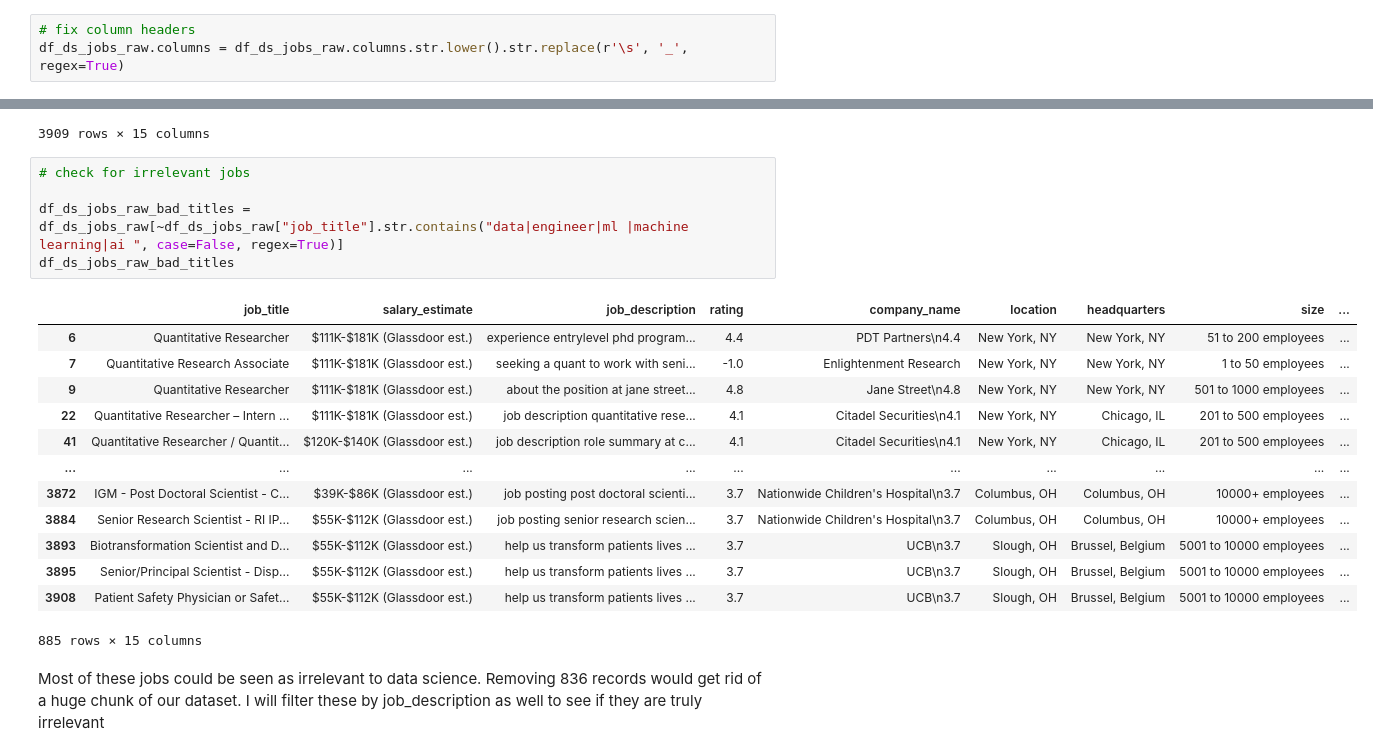
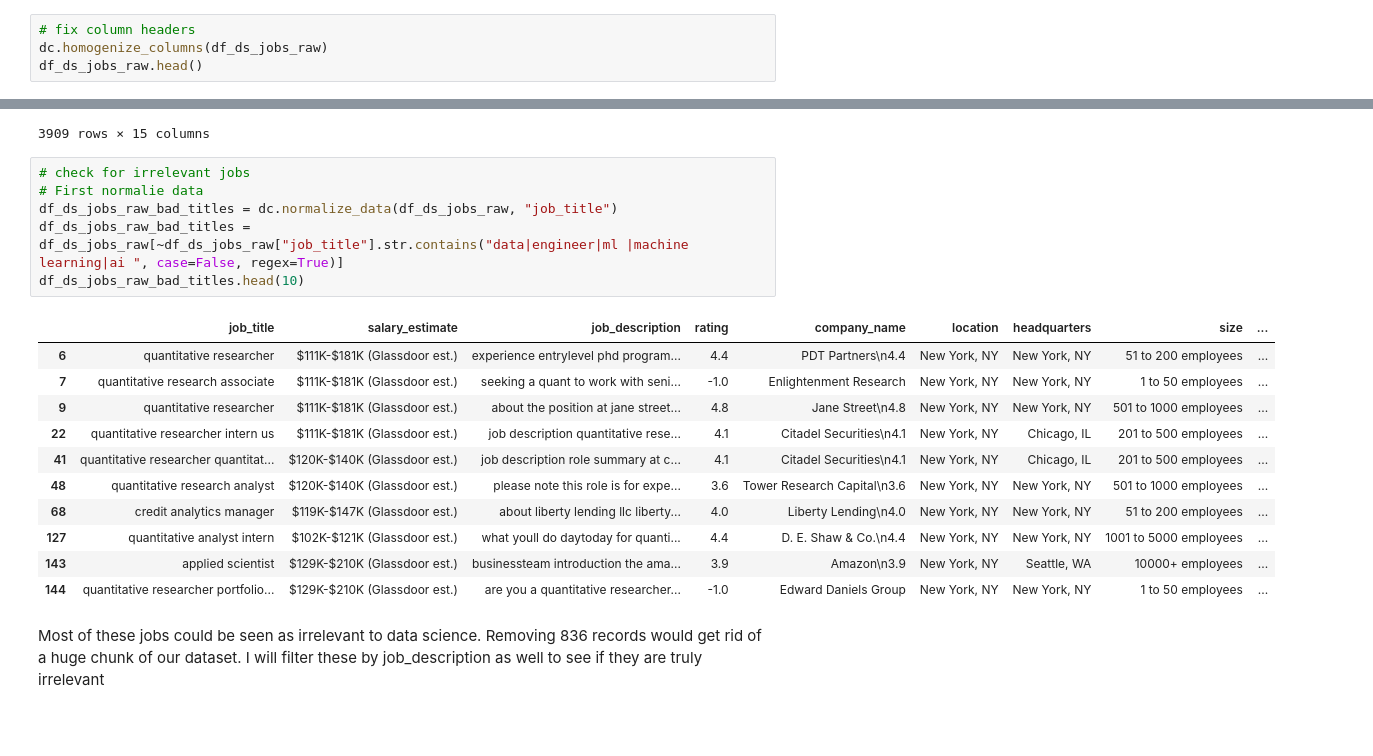
Before and after one commit to Thomas-Kulch/text_data_toolkit, a Jupyter notebook: eda/EDA_Job_Descriptions.ipynb, the cells around one changed output, grey strips where cells are left out. Drawn from its saved outputs; the diff is of its cells as text; blank space fills up the shorter version.

```diff
--- a/eda/EDA_Job_Descriptions.ipynb
+++ b/eda/EDA_Job_Descriptions.ipynb
@@ -96,4 +80,5 @@ memory usage: 519.3+ KB
 df_ds_jobs_raw = df_ds_jobs_raw.drop(["Unnamed: 0", "index"], axis = 1)
 # %%
 # fix column headers
-df_ds_jobs_raw.columns = df_ds_jobs_raw.columns.str.lower().str.replace(r'\s', '_', regex=True)
+dc.homogenize_columns(df_ds_jobs_raw)
+df_ds_jobs_raw.head()
@@ -157,23 +149,22 @@ dc.clean_dataframe_no_dups(df_ds_jobs_raw, "job_description")
 3909 rows × 15 columns
 # %%
 # check for irrelevant jobs
-
+# First normalie data
+df_ds_jobs_raw_bad_titles = dc.normalize_data(df_ds_jobs_raw, "job_title")
 df_ds_jobs_raw_bad_titles = df_ds_jobs_raw[~df_ds_jobs_raw["job_title"].str.contains("data|engineer|ml |machine learning|ai ", case=False, regex=True)]
-df_ds_jobs_raw_bad_titles
+df_ds_jobs_raw_bad_titles.head(10)
 # %% [output]
 |  | job_title | salary_estimate | job_description | rating | company_name | location | headquarters | size | ... |
-| 6 | Quantitative Researcher | $111K-$181K (Glassdoor est.) | experience entrylevel phd program... | 4.4 | PDT Partners\n4.4 | New York, NY | New York, NY | 51 to 200 employees | ... |
-| 7 | Quantitative Research Associate | $111K-$181K (Glassdoor est.) | seeking a quant to work with seni... | -1.0 | Enlightenment Research | New York, NY | New York, NY | 1 to 50 employees | ... |
-| 9 | Quantitative Researcher | $111K-$181K (Glassdoor est.) | about the position at jane street... | 4.8 | Jane Street\n4.8 | New York, NY | New York, NY | 501 to 1000 employees | ... |
-| 22 | Quantitative Researcher – Intern ... | $111K-$181K (Glassdoor est.) | job description quantitative rese... | 4.1 | Citadel Securities\n4.1 | New York, NY | Chicago, IL | 201 to 500 employees | ... |
-| 41 | Quantitative Researcher / Quantit... | $120K-$140K (Glassdoor est.) | job description role summary at c... | 4.1 | Citadel Securities\n4.1 | New York, NY | Chicago, IL | 201 to 500 employees | ... |
-| ... | ... | ... | ... | ... | ... | ... | ... | ... | ... |
-| 3872 | IGM - Post Doctoral Scientist - C... | $39K-$86K (Glassdoor est.) | job posting post doctoral scienti... | 3.7 | Nationwide Children's Hospital\n3.7 | Columbus, OH | Columbus, OH | 10000+ employees | ... |
-| 3884 | Senior Research Scientist - RI IP... | $55K-$112K (Glassdoor est.) | job posting senior research scien... | 3.7 | Nationwide Children's Hospital\n3.7 | Columbus, OH | Columbus, OH | 10000+ employees | ... |
-| 3893 | Biotransformation Scientist and D... | $55K-$112K (Glassdoor est.) | help us transform patients lives ... | 3.7 | UCB\n3.7 | Slough, OH | Brussel, Belgium | 5001 to 10000 employees | ... |
-| 3895 | Senior/Principal Scientist - Disp... | $55K-$112K (Glassdoor est.) | help us transform patients lives ... | 3.7 | UCB\n3.7 | Slough, OH | Brussel, Belgium | 5001 to 10000 employees | ... |
-| 3908 | Patient Safety Physician or Safet... | $55K-$112K (Glassdoor est.) | help us transform patients lives ... | 3.7 | UCB\n3.7 | Slough, OH | Brussel, Belgium | 5001 to 10000 employees | ... |
+| 6 | quantitative researcher | $111K-$181K (Glassdoor est.) | experience entrylevel phd program... | 4.4 | PDT Partners\n4.4 | New York, NY | New York, NY | 51 to 200 employees | ... |
+| 7 | quantitative research associate | $111K-$181K (Glassdoor est.) | seeking a quant to work with seni... | -1.0 | Enlightenment Research | New York, NY | New York, NY | 1 to 50 employees | ... |
+| 9 | quantitative researcher | $111K-$181K (Glassdoor est.) | about the position at jane street... | 4.8 | Jane Street\n4.8 | New York, NY | New York, NY | 501 to 1000 employees | ... |
+| 22 | quantitative researcher intern us | $111K-$181K (Glassdoor est.) | job description quantitative rese... | 4.1 | Citadel Securities\n4.1 | New York, NY | Chicago, IL | 201 to 500 employees | ... |
+| 41 | quantitative researcher quantitat... | $120K-$140K (Glassdoor est.) | job description role summary at c... | 4.1 | Citadel Securities\n4.1 | New York, NY | Chicago, IL | 201 to 500 employees | ... |
+| 48 | quantitative research analyst | $120K-$140K (Glassdoor est.) | please note this role is for expe... | 3.6 | Tower Research Capital\n3.6 | New York, NY | New York, NY | 501 to 1000 employees | ... |
+| 68 | credit analytics manager | $119K-$147K (Glassdoor est.) | about liberty lending llc liberty... | 4.0 | Liberty Lending\n4.0 | New York, NY | New York, NY | 51 to 200 employees | ... |
+| 127 | quantitative analyst intern | $102K-$121K (Glassdoor est.) | what youll do daytoday for quanti... | 4.4 | D. E. Shaw & Co.\n4.4 | New York, NY | New York, NY | 1001 to 5000 employees | ... |
+| 143 | applied scientist | $129K-$210K (Glassdoor est.) | businessteam introduction the ama... | 3.9 | Amazon\n3.9 | New York, NY | Seattle, WA | 10000+ employees | ... |
+| 144 | quantitative researcher portfolio... | $129K-$210K (Glassdoor est.) | are you a quantitative researcher... | -1.0 | Edward Daniels Group | New York, NY | New York, NY | 1 to 50 employees | ... |
-885 rows × 15 columns
 # %% [markdown]
 Most of these jobs could be seen as irrelevant to data science. Removing 836 records would get rid of a huge chunk of our dataset. I will filter these by job_description as well to see if they are truly irrelevant
 # %%
```
Also changed, not shown: parts of 21 cells of this notebook, 5 other files.
